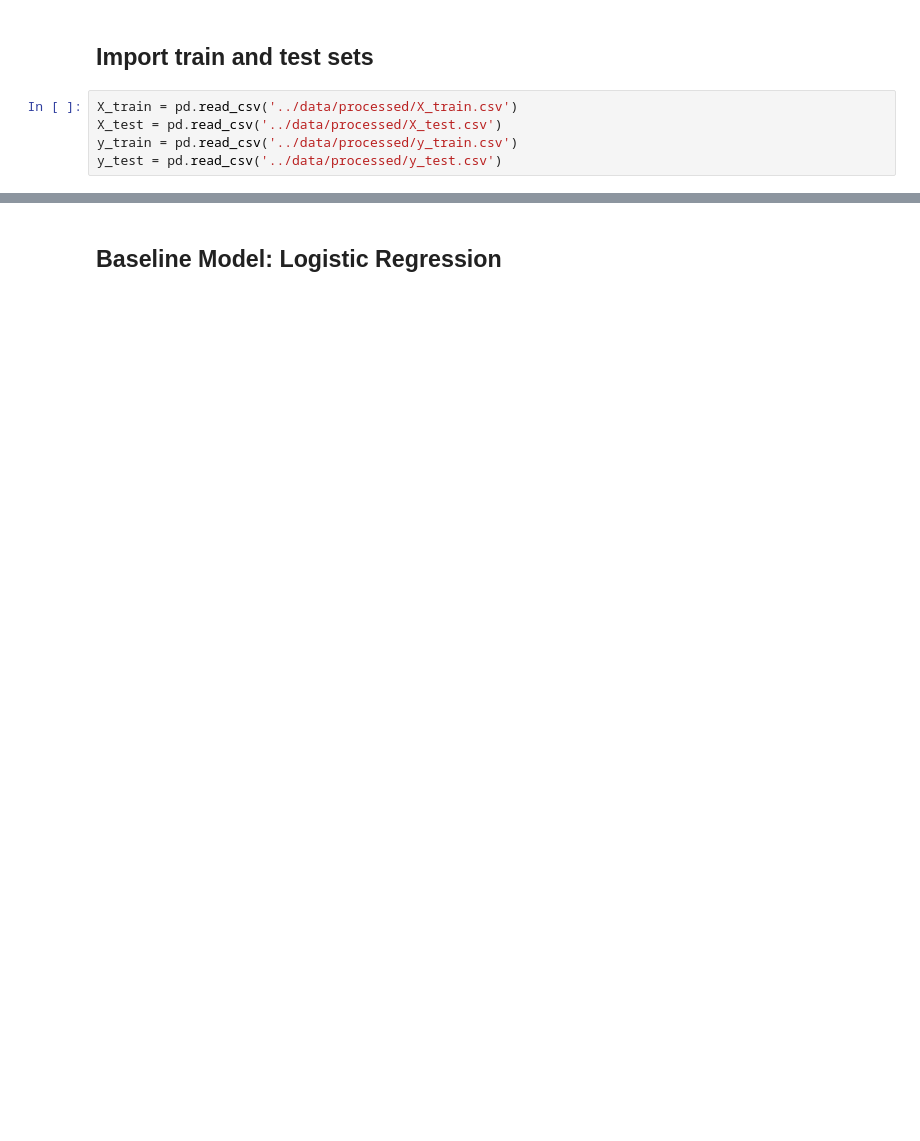
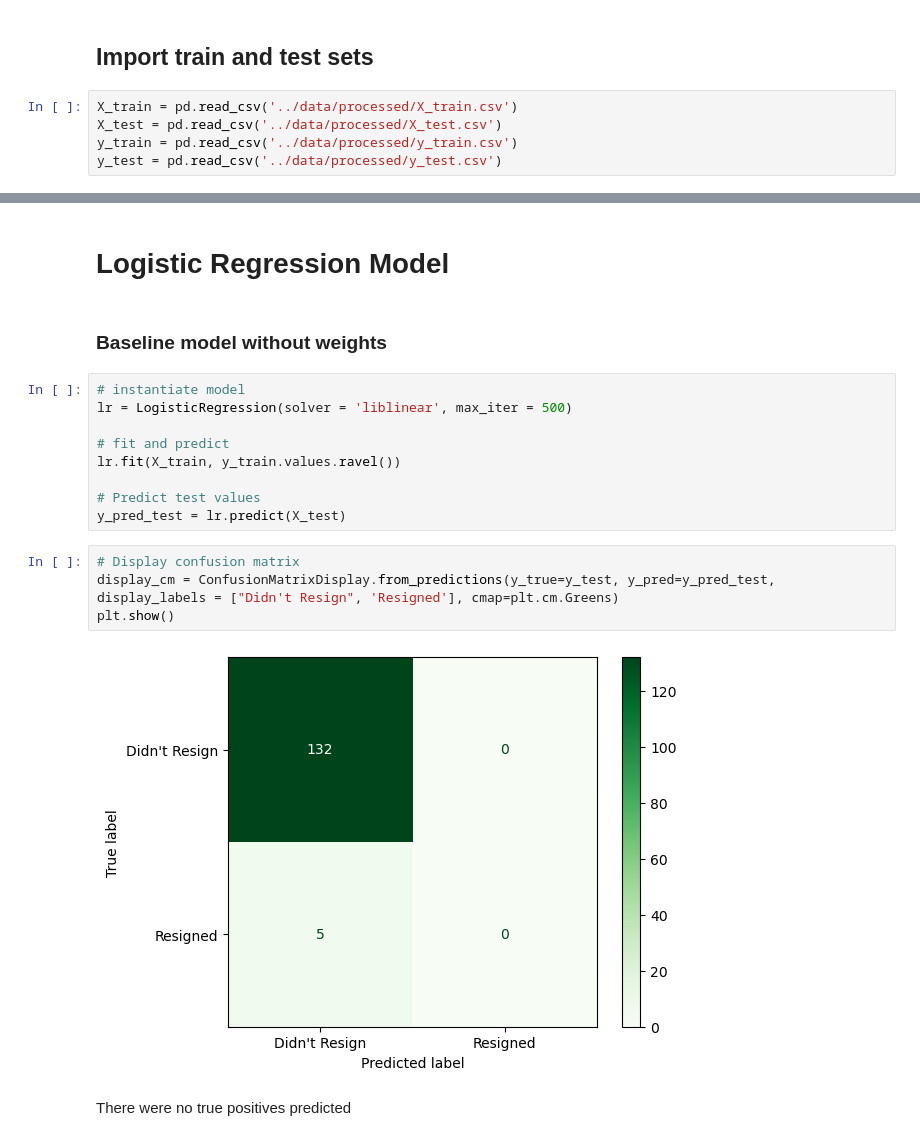
Before and after one commit to kyleanthonyr/Predicting-Employee-Attrition, a Jupyter notebook: notebooks/04-kar-modeling.ipynb, the cells around one changed output, grey strips where cells are left out. Cells and saved outputs as stored; diff of their text form; blank space fills up the shorter version.

Commit message:
feat: added based line logreg model and tuned logred models

```diff
--- a/notebooks/04-kar-modeling.ipynb
+++ b/notebooks/04-kar-modeling.ipynb
@@ -35,2 +40,21 @@ X_test.head()
 # %% [markdown]
-## Baseline Model: Logistic Regression
+# Logistic Regression Model
+# %% [markdown]
+### Baseline model without weights
+# %%
+# instantiate model
+lr = LogisticRegression(solver = 'liblinear', max_iter = 500)
+
+# fit and predict
+lr.fit(X_train, y_train.values.ravel())
+
+# Predict test values
+y_pred_test = lr.predict(X_test)
+# %%
+# Display confusion matrix
+display_cm = ConfusionMatrixDisplay.from_predictions(y_true=y_test, y_pred=y_pred_test, display_labels = ["Didn't Resign", 'Resigned'], cmap=plt.cm.Greens)
+plt.show()
+# %% [output]
+[figure, added]
+# %% [markdown]
+There were no true positives predicted
```
Also changed, not shown: parts of 21 cells of this notebook.
